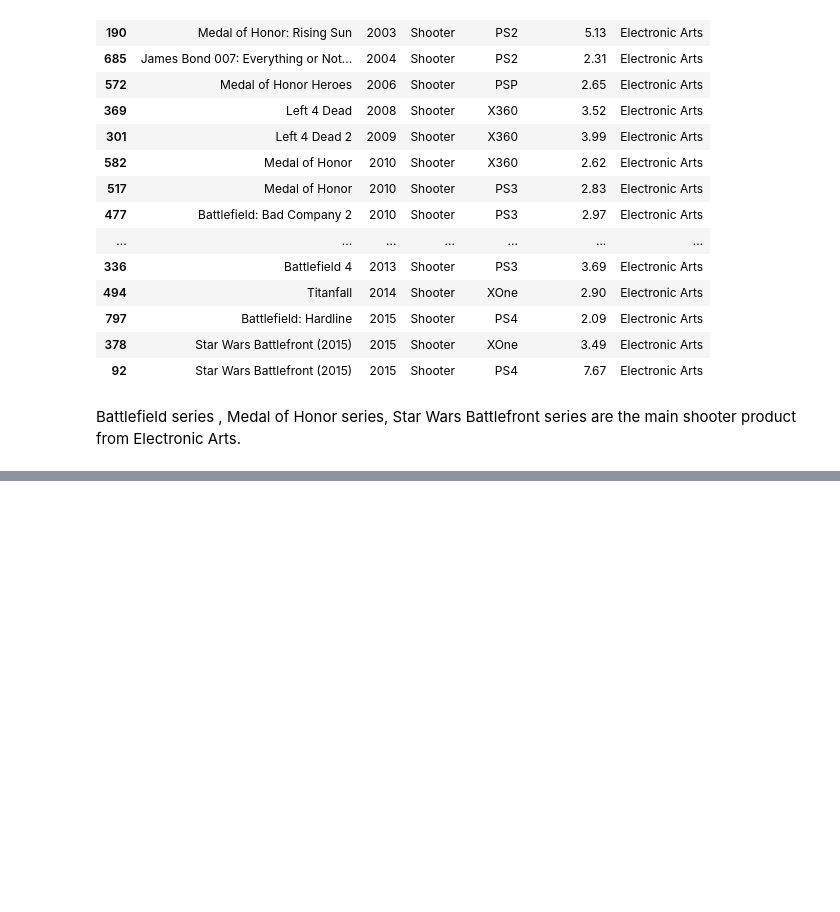
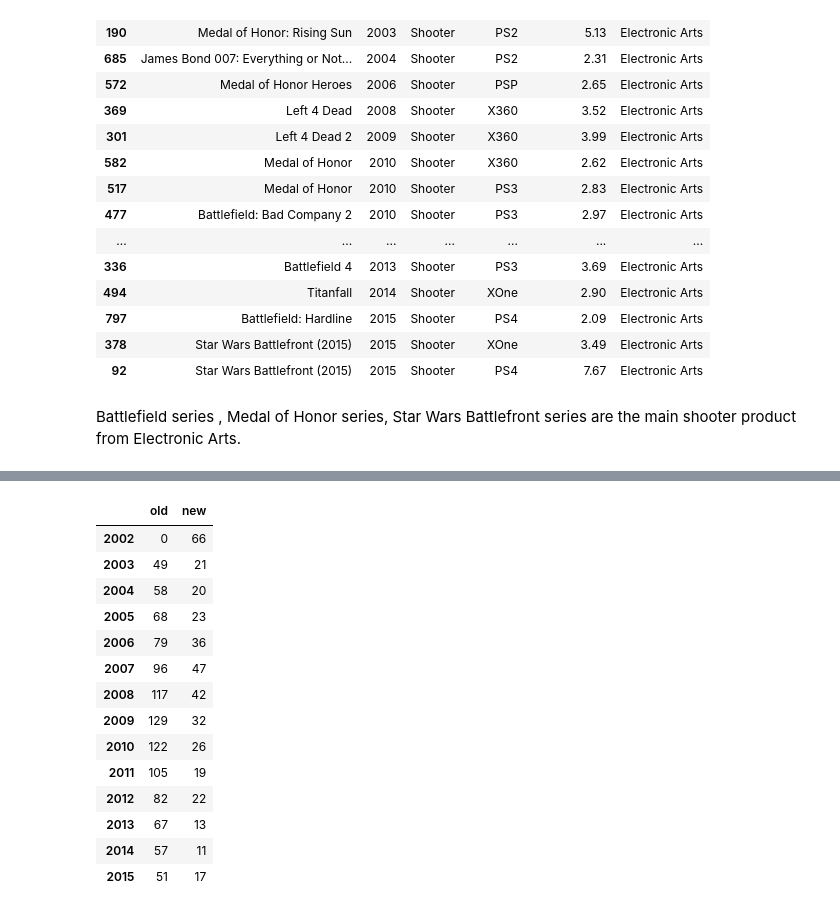
Before and after one commit to venson/Video_game, a Jupyter notebook: video-game.ipynb, the cells around one changed output, grey strips where cells are left out. Saved outputs shown, nothing was run; the diff lists cells and outputs as text; code cells hidden in the pictures; blank space fills up the shorter version.

```diff
--- a/video-game.ipynb
+++ b/video-game.ipynb
@@ -675,0 +724,26 @@ Battlefield series , Medal of Honor series, Star Wars Battlefront series are the
+# %%
+start_year = small_publishers_duration['min'].min()
+end_year = small_publishers_duration['max'].max()
+small_publisher_by_year = pd.DataFrame(index= range(start_year, end_year+1), columns= ['old', 'new'])
+for year in range(start_year, end_year+1):
+    small_publisher_by_year.loc[year, 'new'] = (small_publishers_duration['min'] == year).sum()
+    small_publisher_by_year.loc[year, 'old'] = ((small_publishers_duration['min'] < year) & \
+        (small_publishers_duration['max'] >= year) ).sum()
+
+small_publisher_by_year
+# %% [output]
+|  | old | new |
+| 2002 | 0 | 66 |
+| 2003 | 49 | 21 |
+| 2004 | 58 | 20 |
+| 2005 | 68 | 23 |
+| 2006 | 79 | 36 |
+| 2007 | 96 | 47 |
+| 2008 | 117 | 42 |
+| 2009 | 129 | 32 |
+| 2010 | 122 | 26 |
+| 2011 | 105 | 19 |
+| 2012 | 82 | 22 |
+| 2013 | 67 | 13 |
+| 2014 | 57 | 11 |
+| 2015 | 51 | 17 |
```
Also changed, not shown: parts of 15 cells of this notebook.
